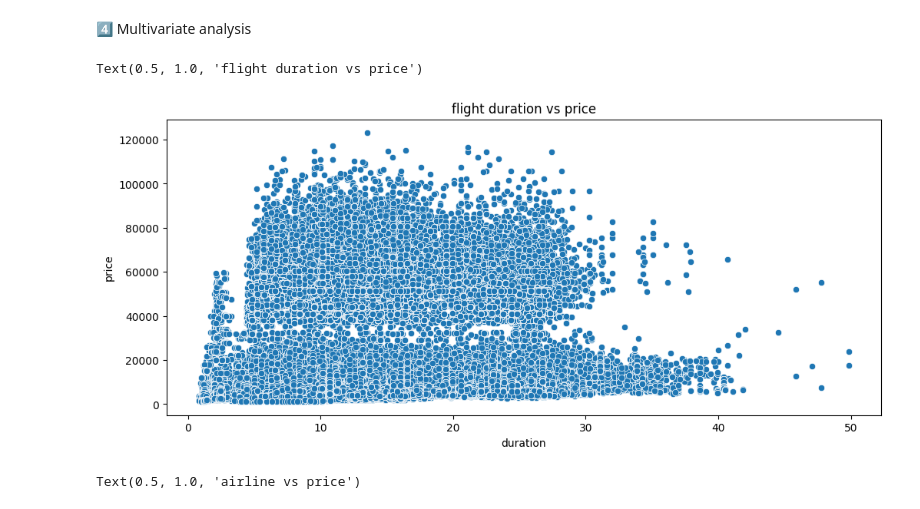
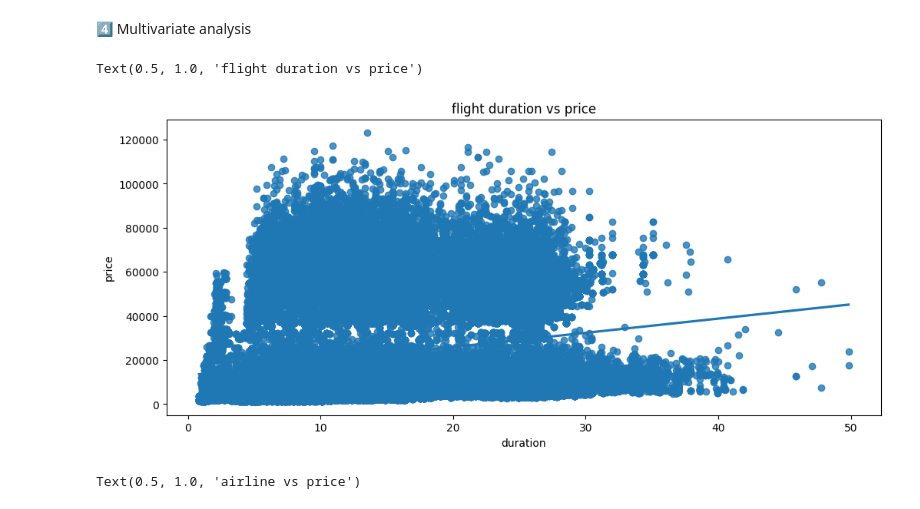
Before and after one commit to Data-Analysis-Hub/Machine-Learning-Flight-ticket-prices-prediction, a Jupyter notebook: tasks.ipynb, the cells around one changed output. Cells and saved outputs as stored; diff of their text form; code cells hidden in the pictures.

```diff
--- a/tasks.ipynb
+++ b/tasks.ipynb
@@ -319,11 +319,11 @@ Name: count, dtype: int64
 4️⃣ Multivariate analysis
 # %%
 plt.figure(figsize=(12, 5))
-sns.scatterplot(data = df, x = df['duration'], y = df['price'])
+sns.regplot(data = df, x = df['duration'], y = df['price'])
 plt.title("flight duration vs price")
 # %% [output]
 Text(0.5, 1.0, 'flight duration vs price')
-[figure, old version]
+[figure, new version]
 # %%
 order_by_price =df.groupby('airline') ['price'].mean().sort_values(ascending=False).index
 
```
Also changed, not shown: 3 other files.
